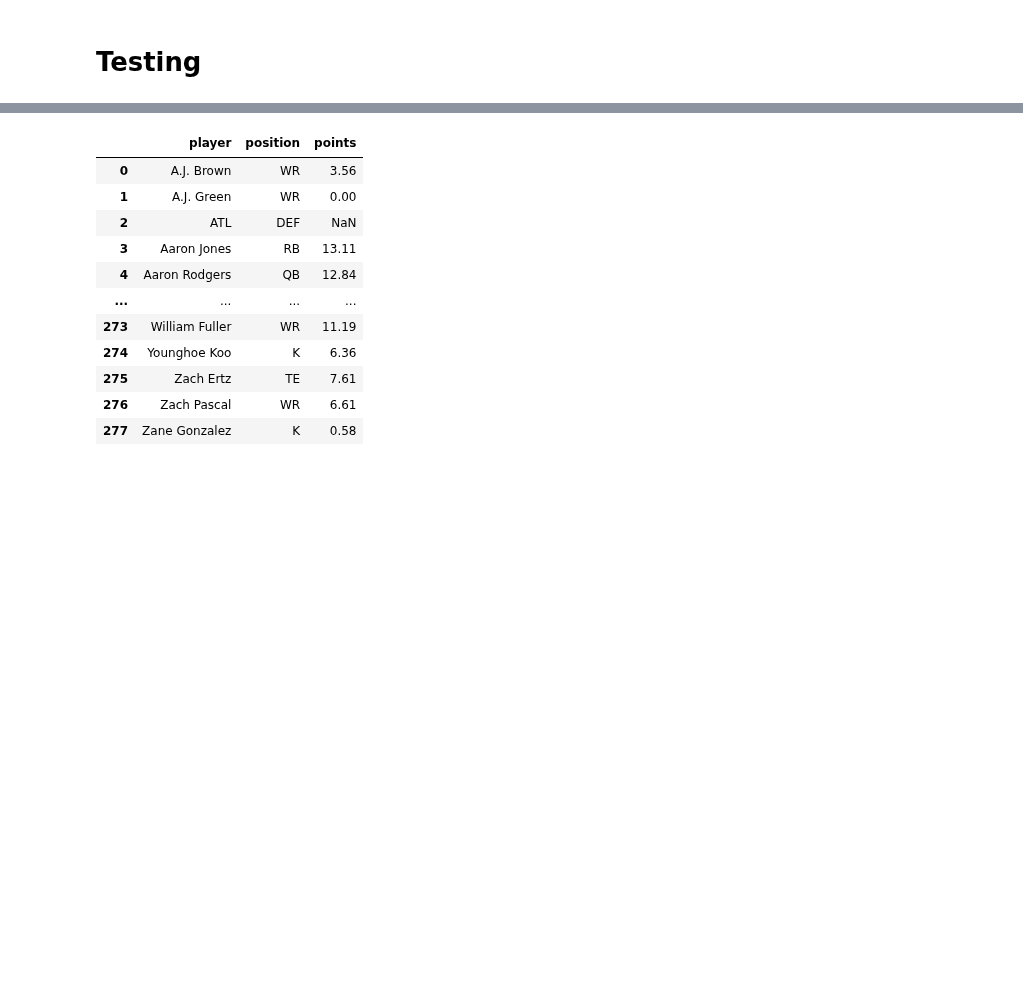
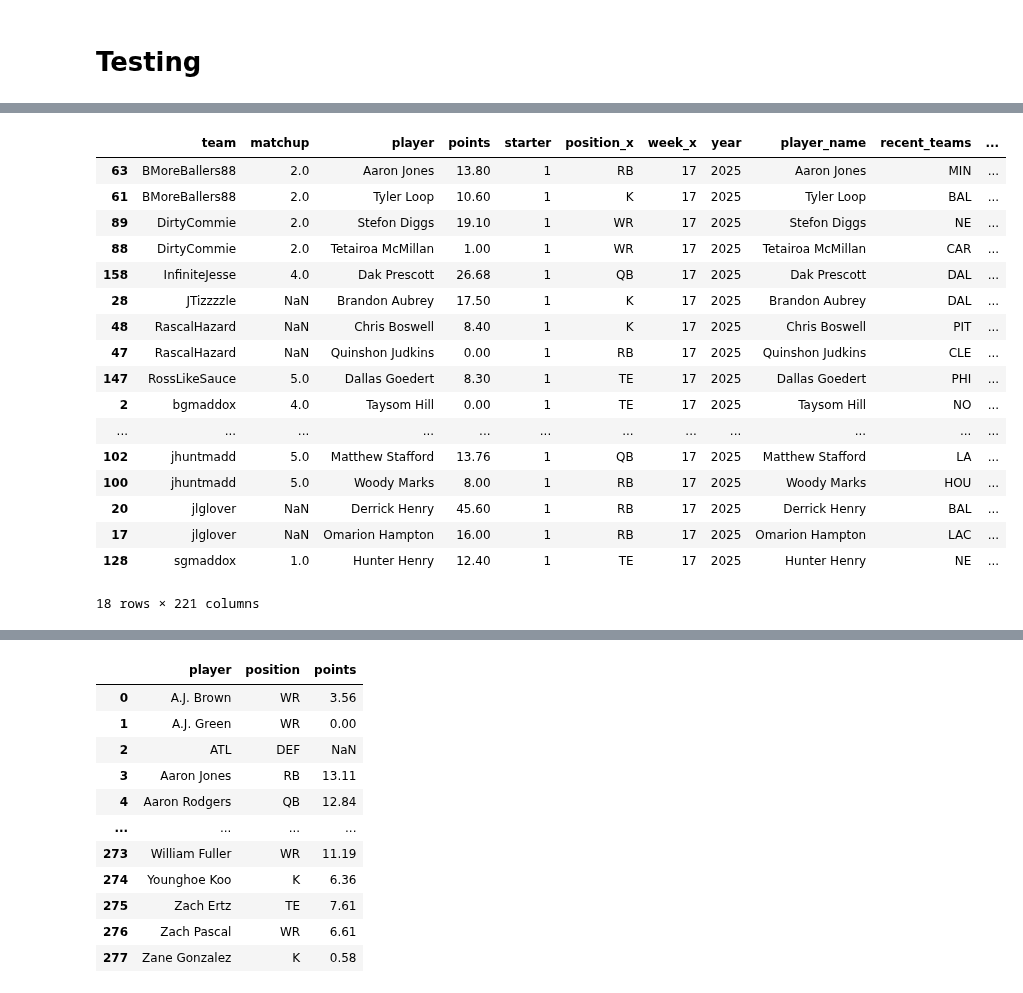
Before and after one commit to bgmaddox/sleeper, a Jupyter notebook: Sleeper_v2.ipynb, the cells around one changed output, grey strips where cells are left out. Drawn from its saved outputs; the diff is of its cells as text; code cells hidden in the pictures; blank space fills up the shorter version.

```diff
--- a/Sleeper_v2.ipynb
+++ b/Sleeper_v2.ipynb
@@ -3006,7 +4591,7 @@ League_2021 = League(2021,leagueID_2021)
 League_2022 = League(2022,leagueID_2022)
 League_2023 = League(2023,leagueID_2023)
 League_2024 = League(2024,leagueID_2024)
-#League_2025 = League(2025,leagueID_2025)
+League_2025 = League(2025,leagueID_2025)
 # %% [output]
 Downcasting floats.
 League for 2019 created.
@@ -3185,0 +4811,19 @@ Season for 2024 created.
+# %%
+Week1_2025 = Week(1,League_2025)
+Week2_2025 = Week(2,League_2025)
+Week3_2025 = Week(3,League_2025)
+Week4_2025 = Week(4,League_2025)
+Week5_2025 = Week(5,League_2025)
+Week6_2025 = Week(6,League_2025)
+Week7_2025 = Week(7,League_2025)
+Week8_2025 = Week(8,League_2025)
+Week9_2025 = Week(9,League_2025)
+Week10_2025 = Week(10,League_2025)
+Week11_2025 = Week(11,League_2025)
+Week12_2025 = Week(12,League_2025)
+Week13_2025 = Week(13,League_2025)
+Week14_2025 = Week(14,League_2025)
+Week15_2025 = Week(15,League_2025)
+Week16_2025 = Week(16,League_2025)
+Week17_2025 = Week(17,League_2025)
+Week18_2025 = Week(18,League_2025)
@@ -3189,0 +4911,4 @@ All_Time = AllTime()
+# %%
+WeekNum = 17
+CurrentWeek = Week17_2025
+CurrentSeason = Season_2025
@@ -3193,0 +5294,38 @@ All_Time.ForAgainstwithTeams()
+# %%
+Week9Setup = CurrentWeek.Breakout
+Week9Setup = Week9Setup[Week9Setup.starter == 1]
+Week9Setup = Week9Setup[(Week9Setup['rookie_year'] == 2025.0) | (Week9Setup['age']>29.0)]
+
+Week9Setup['Type'] = np.where(Week9Setup['rookie_year'] == 2025.0, 'Young Buck', 'Old Man')
+
+idx = Week9Setup.groupby(['team','Type'])['points'].idxmax()
+
+Week9 = Week9Setup.loc[idx]
+
+Week9['Player_Text'] = '<b>' + Week9['player'] + '</b><br><sup>' + Week9['Type'] + '</sup>'
+
+figWeek9 = px.bar(Week9, x = 'points', y = 'team', orientation='h', color = 'Type', text = 'Player_Text', title = f'<b>Week 9 Side Bet</b><br><sup>The Old Man & Young Buck</sup>')
+figWeek9.update_layout(yaxis={'categoryorder':'total ascending'})
+
+figWeek9.show()
+# %%
+Week9
+# %% [output]
+|  | team | matchup | player | points | starter | position_x | week_x | year | player_name | recent_teams | ... |
+| 63 | BMoreBallers88 | 2.0 | Aaron Jones | 13.80 | 1 | RB | 17 | 2025 | Aaron Jones | MIN | ... |
+| 61 | BMoreBallers88 | 2.0 | Tyler Loop | 10.60 | 1 | K | 17 | 2025 | Tyler Loop | BAL | ... |
+| 89 | DirtyCommie | 2.0 | Stefon Diggs | 19.10 | 1 | WR | 17 | 2025 | Stefon Diggs | NE | ... |
+| 88 | DirtyCommie | 2.0 | Tetairoa McMillan | 1.00 | 1 | WR | 17 | 2025 | Tetairoa McMillan | CAR | ... |
+| 158 | InfiniteJesse | 4.0 | Dak Prescott | 26.68 | 1 | QB | 17 | 2025 | Dak Prescott | DAL | ... |
+| 28 | JTizzzzle | NaN | Brandon Aubrey | 17.50 | 1 | K | 17 | 2025 | Brandon Aubrey | DAL | ... |
+| 48 | RascalHazard | NaN | Chris Boswell | 8.40 | 1 | K | 17 | 2025 | Chris Boswell | PIT | ... |
+| 47 | RascalHazard | NaN | Quinshon Judkins | 0.00 | 1 | RB | 17 | 2025 | Quinshon Judkins | CLE | ... |
+| 147 | RossLikeSauce | 5.0 | Dallas Goedert | 8.30 | 1 | TE | 17 | 2025 | Dallas Goedert | PHI | ... |
+| 2 | bgmaddox | 4.0 | Taysom Hill | 0.00 | 1 | TE | 17 | 2025 | Taysom Hill | NO | ... |
+| ... | ... | ... | ... | ... | ... | ... | ... | ... | ... | ... | ... |
+| 102 | jhuntmadd | 5.0 | Matthew Stafford | 13.76 | 1 | QB | 17 | 2025 | Matthew Stafford | LA | ... |
+| 100 | jhuntmadd | 5.0 | Woody Marks | 8.00 | 1 | RB | 17 | 2025 | Woody Marks | HOU | ... |
+| 20 | jlglover | NaN | Derrick Henry | 45.60 | 1 | RB | 17 | 2025 | Derrick Henry | BAL | ... |
+| 17 | jlglover | NaN | Omarion Hampton | 16.00 | 1 | RB | 17 | 2025 | Omarion Hampton | LAC | ... |
+| 128 | sgmaddox | 1.0 | Hunter Henry | 12.40 | 1 | TE | 17 | 2025 | Hunter Henry | NE | ... |
+18 rows × 221 columns
```
Also changed, not shown: parts of 143 cells of this notebook, 21 other files.
